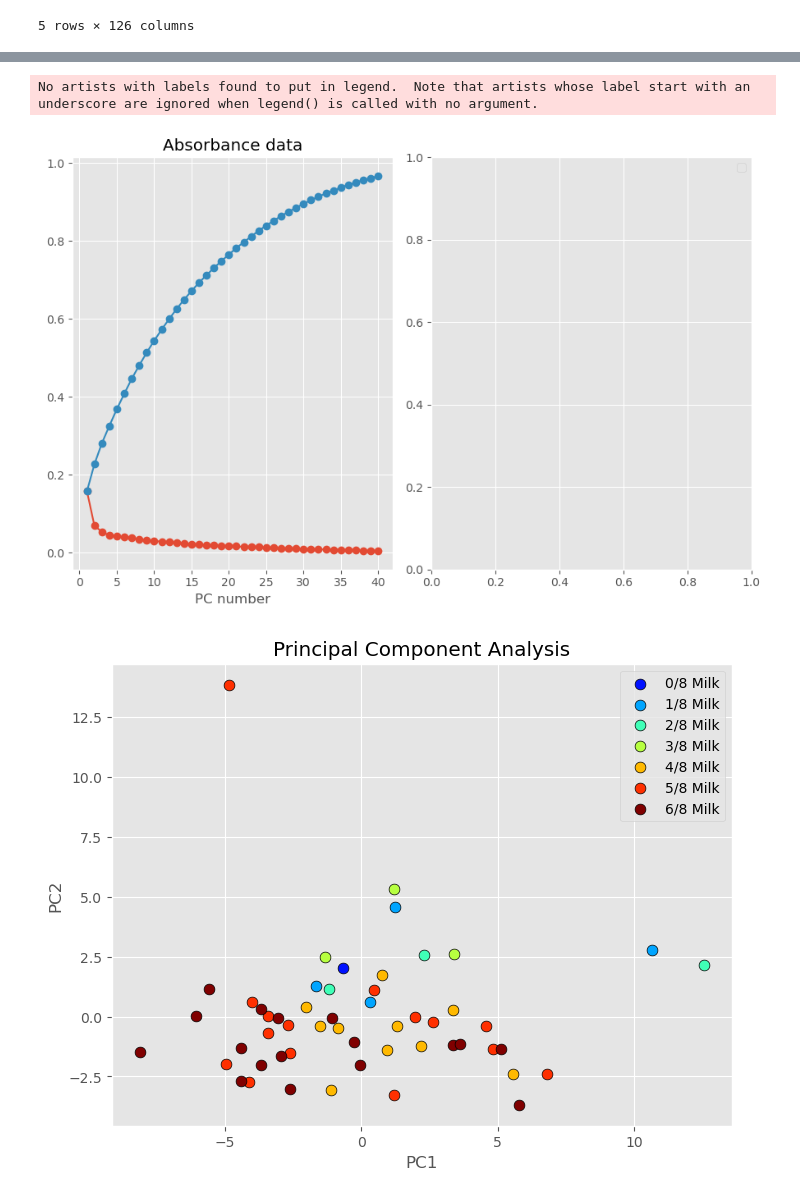
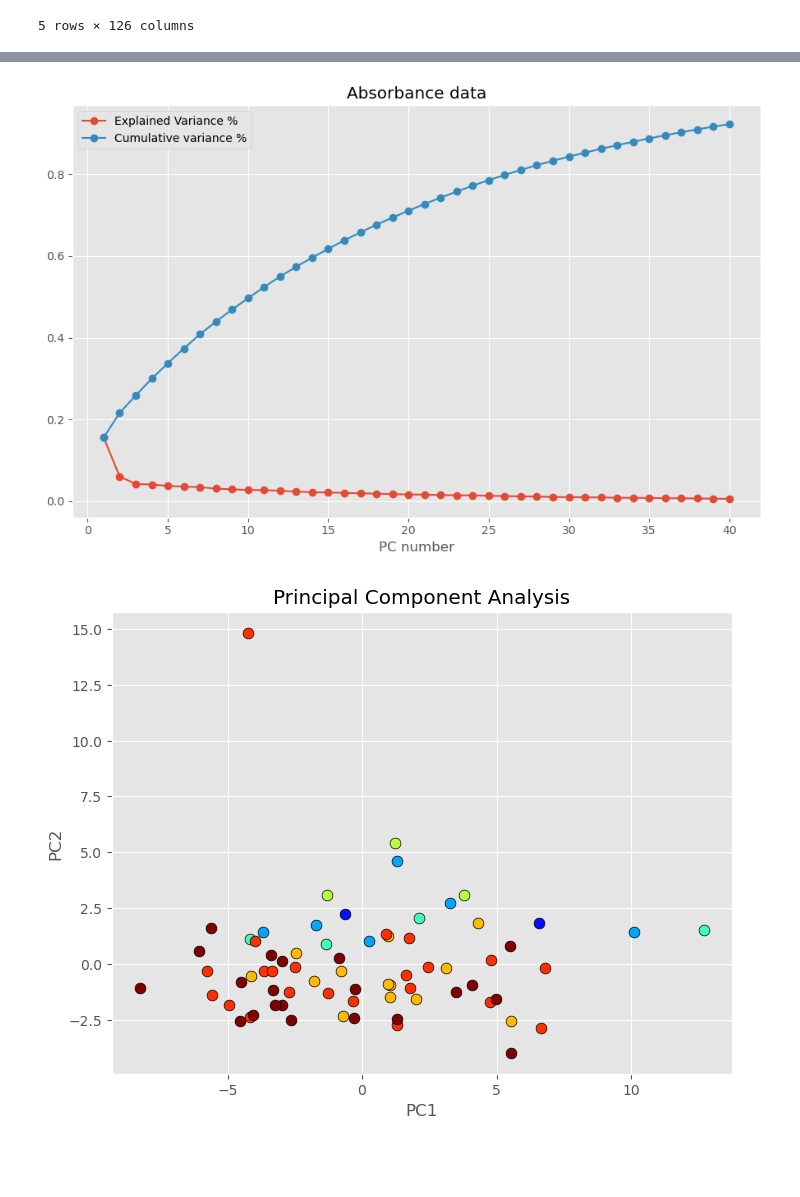
Before and after one commit to msokol99/Wellbeing-data-analysis, a Jupyter notebook: data-analysis.ipynb, the cells around one changed output, grey strips where cells are left out. Saved outputs shown, nothing was run; the diff lists cells and outputs as text; code cells hidden in the pictures; blank space fills up the shorter version.

Commit message:
Adapt code & run on the final data

```diff
--- a/data-analysis.ipynb
+++ b/data-analysis.ipynb
@@ -6,5 +6,5 @@ import numpy as np
 # %%
-df = pd.read_csv('results-survey.csv')
+df = pd.read_csv('new_results_survey.csv')
 
 df.drop(columns=df.iloc[:,1:6].columns.tolist(), axis=1, inplace=True)
 # %%
@@ -260,23 +260,20 @@ strong_correlations.to_excel('correlations.xlsx')
 ## 383-108 correlation values above .50
 ## 95 above .60
 # %%
-# Import necessary libraries
 from sklearn.decomposition import PCA
 from sklearn.preprocessing import StandardScaler
-from sklearn.impute import SimpleImputer  # Import imputer
+from sklearn.impute import SimpleImputer
 
-# Assuming 'data' is your 2D array or DataFrame with rows as observations and columns as variables
-
-# Step 1: Handle missing values (impute NaN)
-imputer = SimpleImputer(strategy='mean')  # You can use other strategies as well
+# imputation for missing data points
+imputer = SimpleImputer(strategy='mean')
 data_without_nan = imputer.fit_transform(df)
 
-# Step 2: Standardize the data (important for PCA)
+# Standardize the data
 scaler = StandardScaler()
 scaled_data = scaler.fit_transform(data_without_nan)
 
-# Step 2: Apply PCA
-# 20 account for ~77% of the variance
+# Apply PCA
+# 25 account for ~77% of the variance
 pca = PCA(n_components=40)
 principalComponents = pca.fit(scaled_data)
 
@@ -296,36 +293,32 @@ with plt.style.context(('ggplot')):
     plt.legend()
     plt.show()
 # %% [output]
-No artists with labels found to put in legend.  Note that artists whose label start with an underscore are ignored when legend() is called with no argument.
-[figure, old version]
+[figure, new version]
 # %%
-pca = PCA(n_components=10)
+pca = PCA(n_components=25)
 
 # Transform on the scaled features
 principalComponents = pca.fit_transform(scaled_data)
 
 # Define the labels for the plot legend
-labplot = ["0/8 Milk","1/8 Milk","2/8 Milk", "3/8 Milk", \
-"4/8 Milk", "5/8 Milk","6/8 Milk","7/8 Milk", "8/8 Milk"]
-
-
+#labplot = []
 lab = df.values[:,1]
 
-# Scatter plot
+# Scatter plot for two principal components
 unique = list(set(lab))
 colors = [plt.cm.jet(float(i)/max(unique)) for i in unique]
 with plt.style.context(('ggplot')):
     plt.figure(figsize=(8,6))
     for i, u in enumerate(unique):
         col = np.expand_dims(np.array(colors[i]), axis=0)
         xi = [principalComponents[j,0] for j in range(len(principalComponents[:,0])) if lab[j] == u]
         yi = [principalComponents[j,1] for j in range(len(principalComponents[:,1])) if lab[j] == u]
         plt.scatter(xi, yi, c=col, s=60, edgecolors='k',label=str(u))
 
     plt.xlabel('PC1')
     plt.ylabel('PC2')
-    plt.legend(labplot,loc='upper right')
+    #plt.legend(labplot,loc='upper right')
     plt.title('Principal Component Analysis')
     plt.show()
 # %% [output]
-[figure, old version]
+[figure, new version]
```
Also changed, not shown: parts of 4 cells of this notebook, 3 other files.
